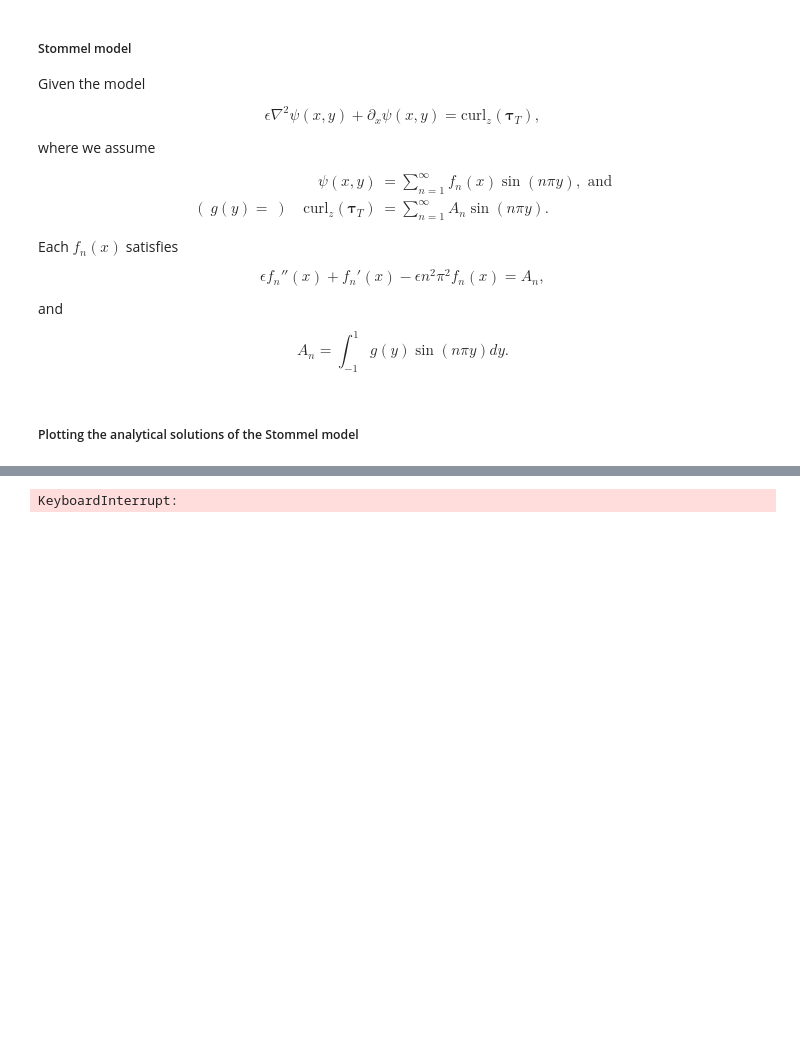
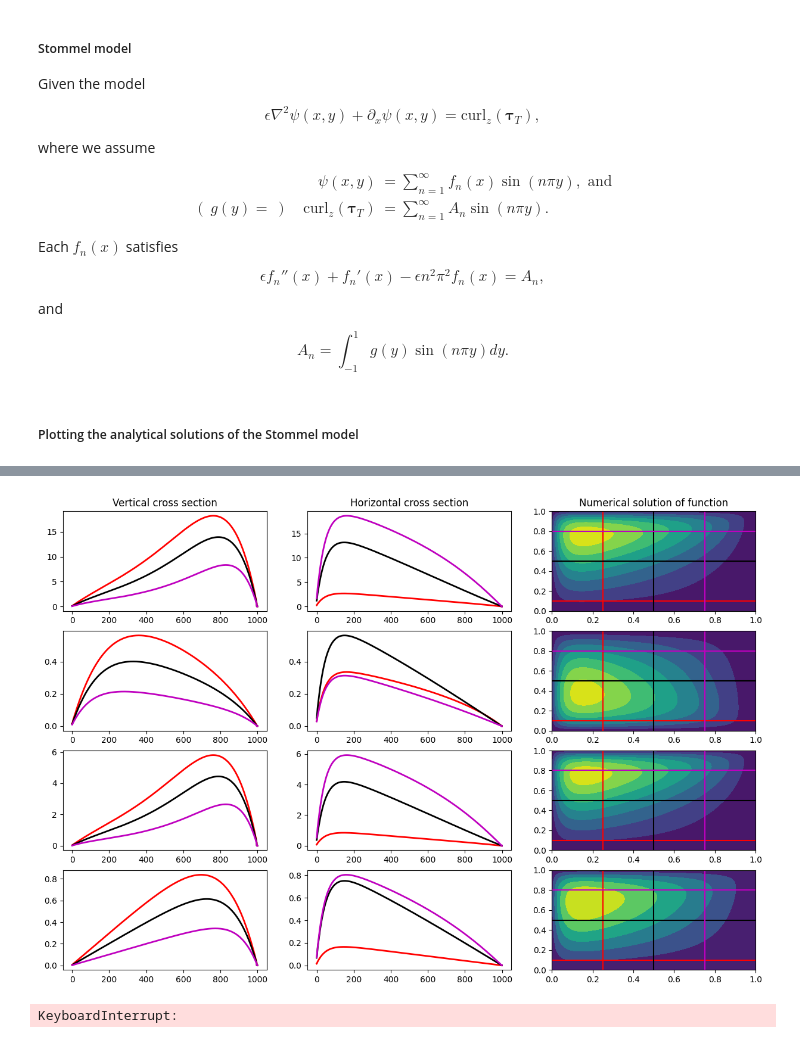
Before and after one commit to freya-gor/oceanic_circ, a Jupyter notebook: math project testing.ipynb, the cells around one changed output, grey strips where cells are left out. Saved outputs shown, nothing was run; the diff lists cells and outputs as text; code cells hidden in the pictures; blank space fills up the shorter version.

Commit message:
Added a test cross section

```diff
--- a/math project testing.ipynb
+++ b/math project testing.ipynb
@@ -281,3 +280,69 @@ plt.show()
+# %%
+import scipy
+num = 1000
+num_grid = 250
+
+def g(y):
+    return -np.pi * np.exp(np.pi * y)
+def h(y):
+    return -(np.cos(y))**2
+def j(y):
+    return -np.exp(np.pi*y)
+def k(y):
+    return -2*y
+
+func = [g, h, j, k]
+func_labels = ['-pi*epiy', '-cos^y', ]
+
+fig, ax = plt.subplots(4, 3, figsize = (15, 10))
+
+y_world = (0,1)
+
+y_list = [(0.1, 0.1), (0.5, 0.5), (0.8, 0.8)]
+
+x_world = (0,1)
+
+x_list = [(0.25, 0.25), (0.5, 0.5), (0.75, 0.75)]
+
+colours = ['r', 'k', 'm']
+
+ax[0, 0].set(title = 'Vertical cross section')
+ax[0, 1].set(title = 'Horizontal cross section')
+ax[0, 2].set(title = 'Numerical solution of function')
+
+for i in range(4):
+    epsilon = 0.05
+
+    x = np.linspace(0,1,num_grid)
+    y = np.linspace(0,1,num_grid)
+    x, y = np.meshgrid(x,y)
+
+    Psi = psi_numerical(g = func[i], epsilon = epsilon, model = 'Stommel', nu = nu, N = num_grid + 1)
+
+    ax[i, 2].contourf(x, y, Psi)
+    #ax[i, 2].set(ylabel = f'{func[i]}')
+
+    for j in range(3):
+        colPY = Psi.shape[1] * (x_world - x.min()) / x.ptp()
+        rowPY = Psi.shape[0] * (y_list[j] - y.min()) / y.ptp()
+
+        colPX = Psi.shape[1] * (x_list[j] - x.min()) / x.ptp()
+        rowPX = Psi.shape[0] * (y_world - y.min()) / y.ptp()
+
+        rowPY, colPY = [np.linspace(item[0], item[1], num) for item in [rowPY, colPY]]
+        rowPX, colPX = [np.linspace(item[0], item[1], num) for item in [rowPX, colPX]]
+
+        PIY = scipy.ndimage.map_coordinates(Psi, np.vstack((rowPY, colPY)))
+        PIX = scipy.ndimage.map_coordinates(Psi, np.vstack((rowPX, colPX)))
+
+        ax[i, 0].plot(PIX, linewidth = '2', color = colours[j])
+        ax[i, 1].plot(PIY, linewidth = '2', color = colours[j])
+        ax[i, 2].plot(x_world, y_list[j], color = colours[j])
+        ax[i, 2].plot(x_list[j], y_world, color = colours[j])
+
+plt.savefig('test.png')
+# %% [output]
+[figure, added]
 # %%
 N = 100
 dx = 1/N
```
Also changed, not shown: parts of 4 cells of this notebook, 1 other file.
